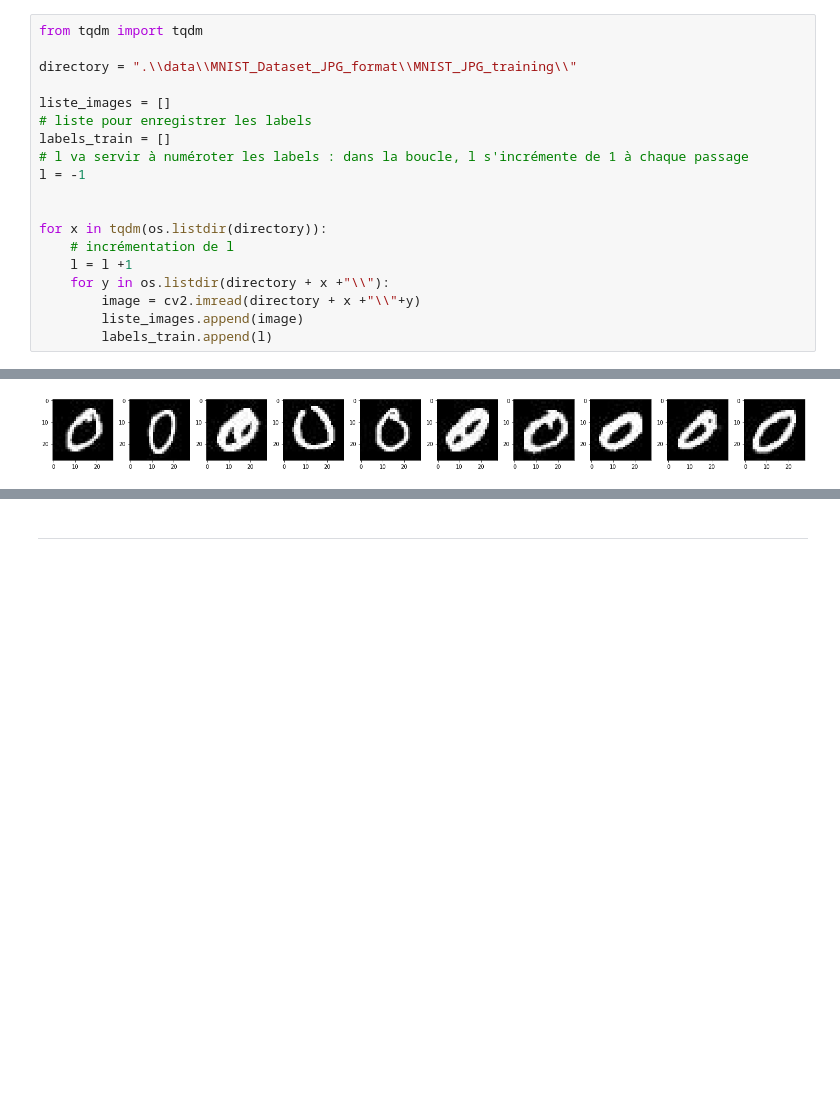
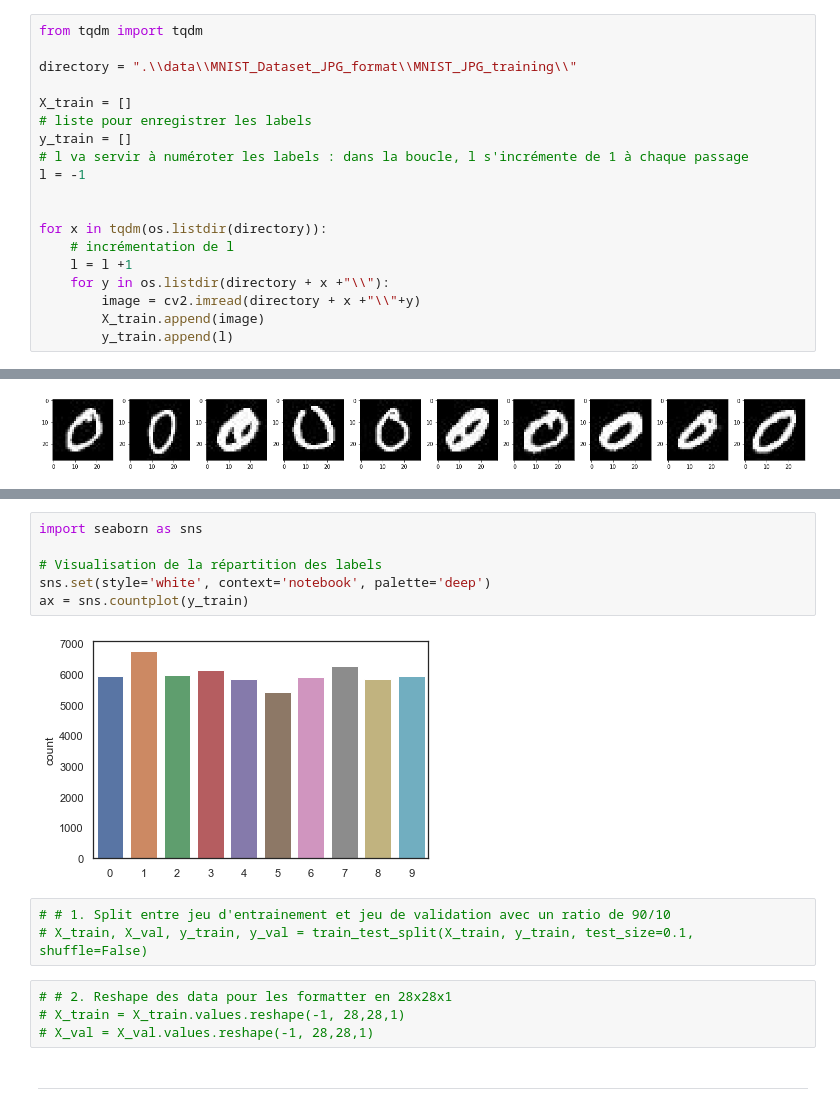
Before and after one commit to BertrandBorel/Projet_12_Classification_manuscrite, a Jupyter notebook: Classification_chiffres_manuscrits.ipynb, the cells around one changed output, grey strips where cells are left out. Cells and saved outputs as stored; diff of their text form; blank space fills up the shorter version.

```diff
--- a/Classification_chiffres_manuscrits.ipynb
+++ b/Classification_chiffres_manuscrits.ipynb
@@ -18,9 +18,9 @@ from tqdm import tqdm
 
 directory = ".\\data\\MNIST_Dataset_JPG_format\\MNIST_JPG_training\\"
 
-liste_images = []
+X_train = []
 # liste pour enregistrer les labels
-labels_train = []
+y_train = []
 # l va servir à numéroter les labels : dans la boucle, l s'incrémente de 1 à chaque passage
 l = -1
 
@@ -30,8 +30,8 @@ for x in tqdm(os.listdir(directory)):
     l = l +1
     for y in os.listdir(directory + x +"\\"):
         image = cv2.imread(directory + x +"\\"+y)
-        liste_images.append(image)
-        labels_train.append(l)
+        X_train.append(image)
+        y_train.append(l)
 # %% [markdown]
 ## Informations
 # %%
@@ -198,3 +150,18 @@ plt.show()
+# %%
+import seaborn as sns
+
+# Visualisation de la répartition des labels
+sns.set(style='white', context='notebook', palette='deep')
+ax = sns.countplot(y_train)
+# %% [output]
+[figure, added]
+# %%
+# # 1. Split entre jeu d'entrainement et jeu de validation avec un ratio de 90/10
+# X_train, X_val, y_train, y_val = train_test_split(X_train, y_train, test_size=0.1, shuffle=False)
+# %%
+# # 2. Reshape des data pour les formatter en 28x28x1
+# X_train = X_train.values.reshape(-1, 28,28,1)
+# X_val = X_val.values.reshape(-1, 28,28,1)
 # %% [markdown]
 ---
 # %% [markdown]
```
Also changed, not shown: parts of 48 cells of this notebook.
